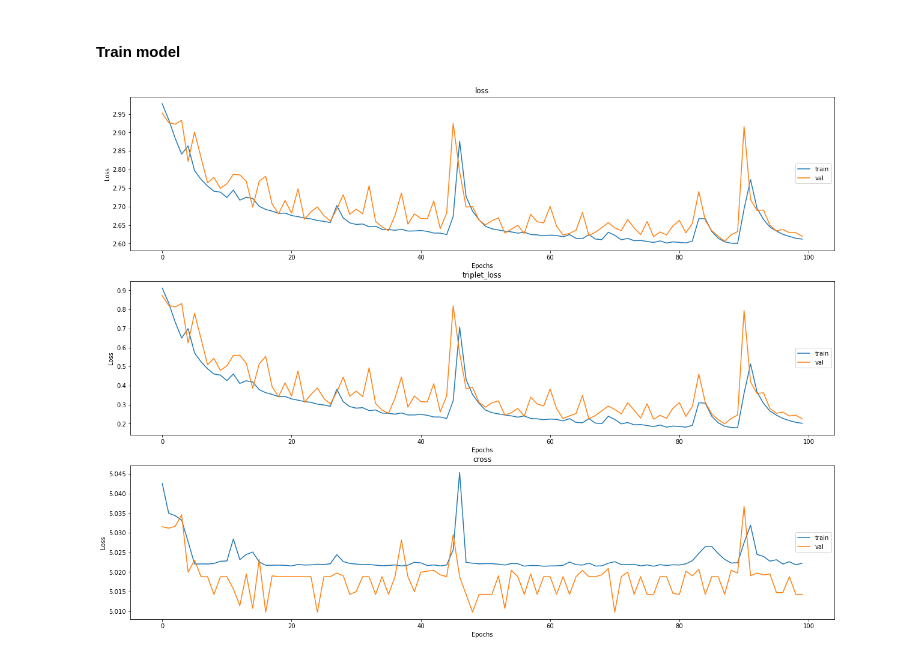
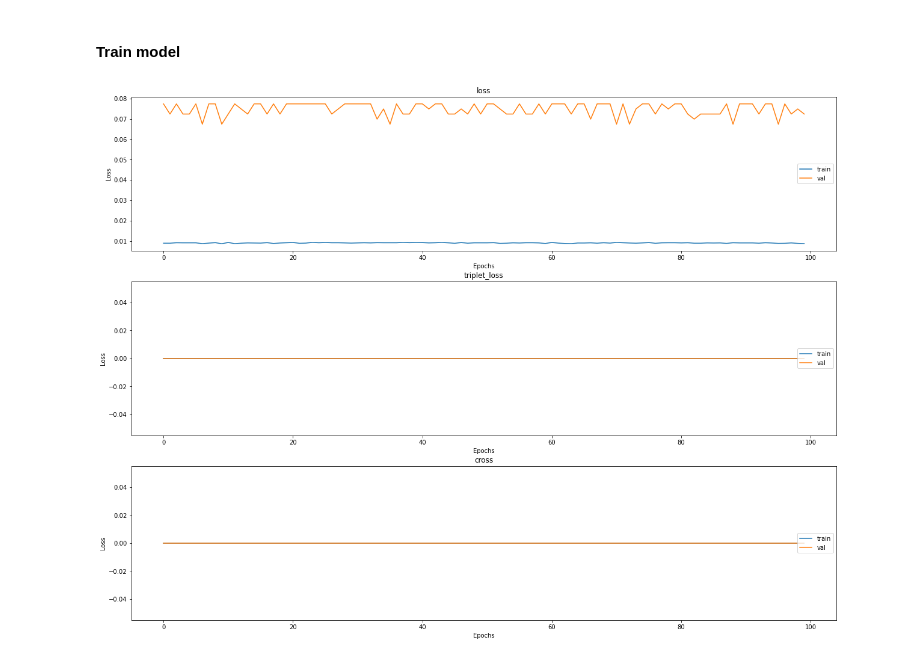
Before and after one commit to a07458666/simsiamfacenet, a Jupyter notebook: facenetV2.ipynb, the cells around one changed output. Saved outputs shown, nothing was run; the diff lists cells and outputs as text; code cells hidden in the pictures.

```diff
--- a/facenetV2.ipynb
+++ b/facenetV2.ipynb
@@ -31,7 +32,7 @@ alpha = 0.5
 learning_rate = 0.05
 
 # simsiamPath = None
-simsiamPath = "./model_simsiam_crop07/checkpoint_backbone_0100.pth.tar"
+simsiamPath = "./model_simsiam_new/checkpoint_0100.pth.tar"
 
 print('torch version:' + torch.__version__)
 
@@ -224,7 +225,7 @@ if simsiamPath != None:
 projector = nn.Sequential(
     nn.Linear(512, 1024), nn.BatchNorm1d(1024), nn.ReLU(),
     nn.Linear(1024, 1024), nn.BatchNorm1d(1024), nn.ReLU(),
-    nn.Linear(1024, 512), nn.BatchNorm1d(512), L2_norm()
+    nn.Linear(1024, 512), L2_norm()
 )
 projector.to(device)
 
@@ -282,6 +283,7 @@ def show_loss(train_loss, eval_loss,names, is_save):
         plt.savefig('TripletLoss_result.png')
     plt.show()
 # %%
+doubleLoss = False
 def pass_epoch(loader, mode = 'Train'):
     loss = 0
     loss_triplet = 0
@@ -306,17 +308,12 @@ def pass_epoch(loader, mode = 'Train'):
         y_feature = projector(x)
         y_pred = predictor(y_feature)
 
-        loss_batch_triplet = tripletLoss_fn(y_feature, y)
-        loss_batch_cross = crossEntropyLoss_fn(y_pred, y)
-
-        #print(loss_batch_triplet)
-        #print(loss_batch_cross)
-        if (torch.isnan(loss_batch_triplet)):
-            print('isnan!!!!')
-            loss_batch = loss_batch_cross
+        if doubleLoss:
+            loss_batch_triplet = tripletLoss_fn(y_feature, y)
+            loss_batch_cross = crossEntropyLoss_fn(y_pred, y)
+            loss_batch = loss_batch_cross * alpha + loss_batch_triplet * (1. - alpha)
         else:
-            loss_batch = loss_batch_cross * alpha + loss_batch_triplet * (1. - alpha)
-
+            loss_batch = crossEntropyLoss_fn(y_pred, y)
 #         print(loss_batch_triplet)
 #         print(loss_batch_cross)
 #         print(loss_batch)
@@ -331,11 +328,13 @@ def pass_epoch(loader, mode = 'Train'):
             predictor_optimizer.step()
 
         loss_batch = loss_batch.detach().cpu()
-
-        loss += loss_batch
+    loss += loss_batch
+    if doubleLoss:
         loss_triplet +=  loss_batch_triplet.detach().cpu()
         loss_cross += loss_batch_cross.detach().cpu()
-    return loss / (i_batch + 1), loss_triplet / (i_batch + 1), loss_cross / (i_batch + 1)
+        return loss / (i_batch + 1), loss_triplet / (i_batch + 1), loss_cross / (i_batch + 1)
+    else:
+        return loss / (i_batch + 1), 0, 0
 # %%
 from matplotlib import pyplot as plt
 from IPython.display import clear_output
@@ -352,33 +351,33 @@ for epoch in range(epochs):
     print('\nEpoch {}/{}'.format(epoch + 1, epochs))
     print('-' * 10)
     loss = 0
     train_loss, train_loss_triplet, train_loss_cross = pass_epoch(train_loader, 'Train')
     val_loss, val_loss_triplet, val_loss_cross = pass_epoch(val_loader, 'Eval')
 
     train_loss_history.append(train_loss)
     train_loss_triplet_history.append(train_loss_triplet)
     train_loss__cross_history.append(train_loss_cross)
 
     val_loss_history.append(val_loss)
     val_loss_triplet_history.append(val_loss_triplet)
     val_loss_cross_history.append(val_loss_cross)
 
     trainLoss = [train_loss_history, train_loss_triplet_history, train_loss__cross_history]
     valLoss = [val_loss_history, val_loss_triplet_history, val_loss_cross_history]
     names = ['loss', 'triplet_loss', 'cross']
     show_loss(trainLoss, valLoss, names, False)
 #     update_loss_hist(train_loss_history, val_loss_history, False)
     save_checkpoint({
         'epoch': epoch + 1,
         'arch': 'facenet',
         'simsiam': simsiamPath,
         'learning_rate': learning_rate,
         'loss': 'triplet + CrossEntropyLoss',
         'alpha': alpha,
         'state_dict': nn.Sequential(backbone, projector).state_dict(),
-    }, is_best=False, filename='./model_V2_1024_fix_addBN/checkpoint_{:04d}.pth.tar'.format(epoch + 1))
+    }, is_best=False, filename='./model_V2_1024_fix_only_cross/checkpoint_{:04d}.pth.tar'.format(epoch + 1))
 # update_loss_hist(train_loss_history, val_loss_history, True)
 show_loss(trainLoss, valLoss, names, True)
-torch.save(nn.Sequential(backbone, projector), './model_V2_1024_fix_addBN/checkpoint.pth.tar')
+torch.save(nn.Sequential(backbone, projector), './model_V2_1024_fix_only_cross/checkpoint.pth.tar')
 # %% [output]
-[figure, old version]
+[figure, new version]
```
Also changed, not shown: parts of 3 cells of this notebook, 3 other files.
